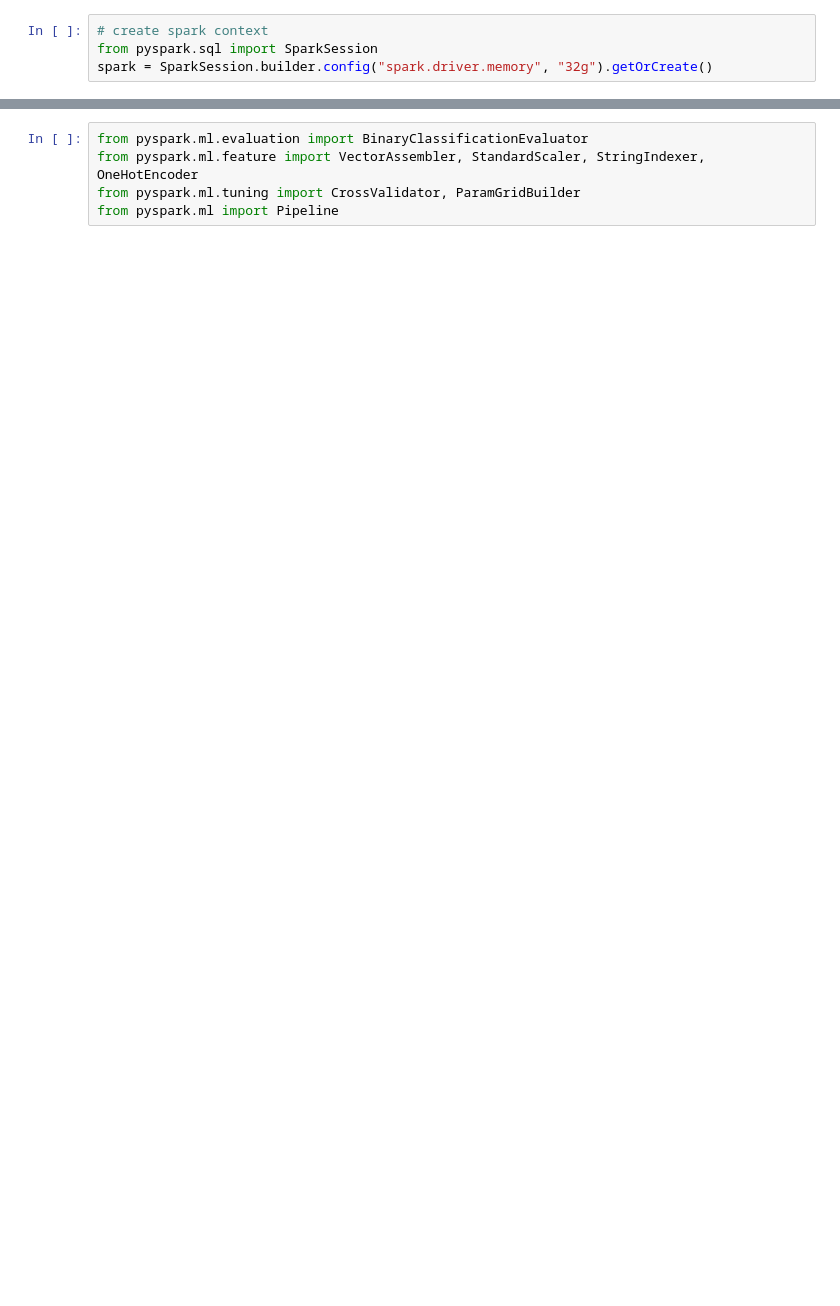
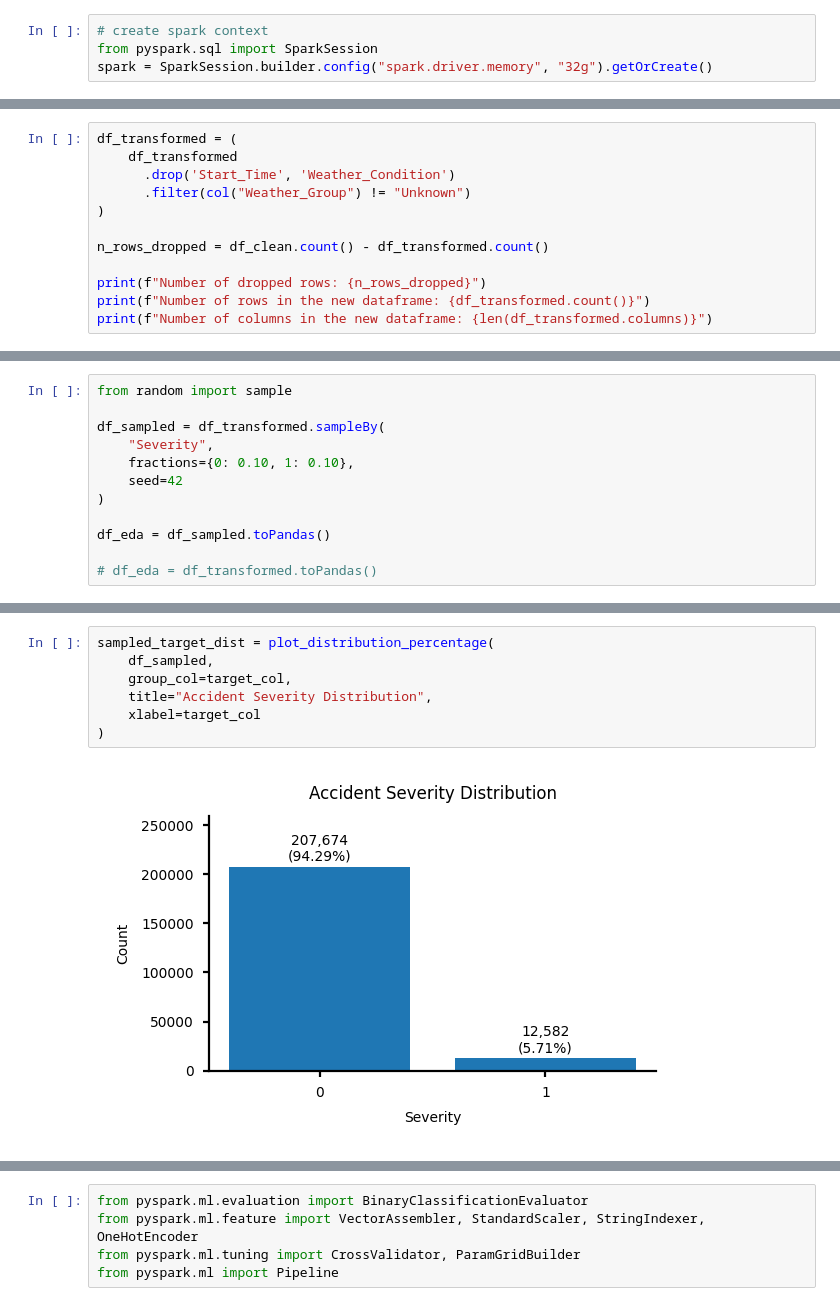
Before and after one commit to harimshin/data-science-portfolio, a Jupyter notebook: machine_learning_binary_classification_with_SMOTE_prediction_model_for_the_severity_of_car_accidents.ipynb, the cells around one changed output, grey strips where cells are left out. Cells and saved outputs as stored; diff of their text form; blank space fills up the shorter version.

```diff
--- a/machine_learning_binary_classification_with_SMOTE_prediction_model_for_the_severity_of_car_accidents.ipynb
+++ b/machine_learning_binary_classification_with_SMOTE_prediction_model_for_the_severity_of_car_accidents.ipynb
@@ -523,0 +161,12 @@ y_training_imbalanced = imbalanced_training_pd['label']  # Label (target variabl
+# %%
+df_transformed = (
+    df_transformed
+      .drop('Start_Time', 'Weather_Condition')
+      .filter(col("Weather_Group") != "Unknown")
+)
+
+n_rows_dropped = df_clean.count() - df_transformed.count()
+
+print(f"Number of dropped rows: {n_rows_dropped}")
+print(f"Number of rows in the new dataframe: {df_transformed.count()}")
+print(f"Number of columns in the new dataframe: {len(df_transformed.columns)}")
@@ -523,0 +257,12 @@ y_training_imbalanced = imbalanced_training_pd['label']  # Label (target variabl
+# %%
+from random import sample
+
+df_sampled = df_transformed.sampleBy(
+    "Severity",
+    fractions={0: 0.10, 1: 0.10},
+    seed=42
+)
+
+df_eda = df_sampled.toPandas()
+
+# df_eda = df_transformed.toPandas()
@@ -523,0 +369,9 @@ y_training_imbalanced = imbalanced_training_pd['label']  # Label (target variabl
+# %%
+sampled_target_dist = plot_distribution_percentage(
+    df_sampled,
+    group_col=target_col,
+    title="Accident Severity Distribution",
+    xlabel=target_col
+)
+# %% [output]
+[figure, added]
```
Also changed, not shown: parts of 230 cells of this notebook.
